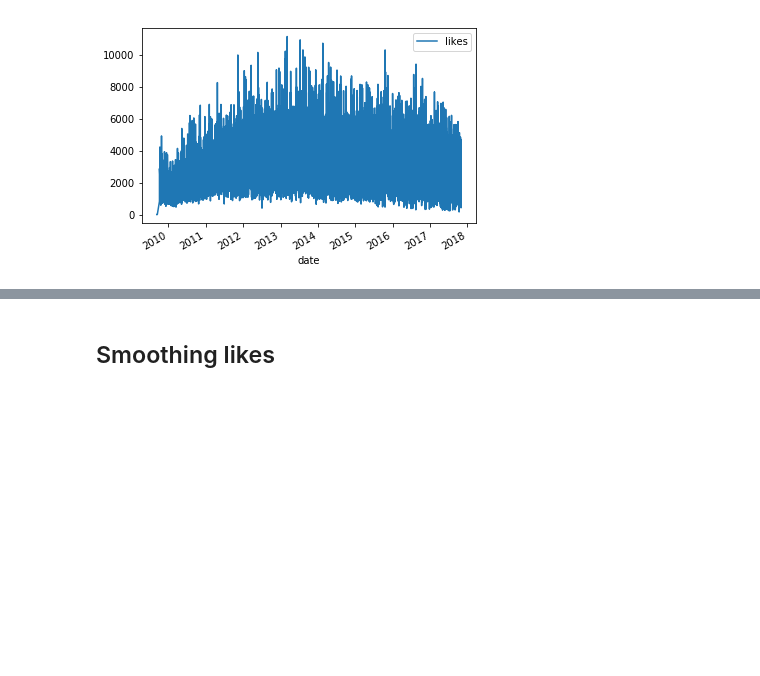
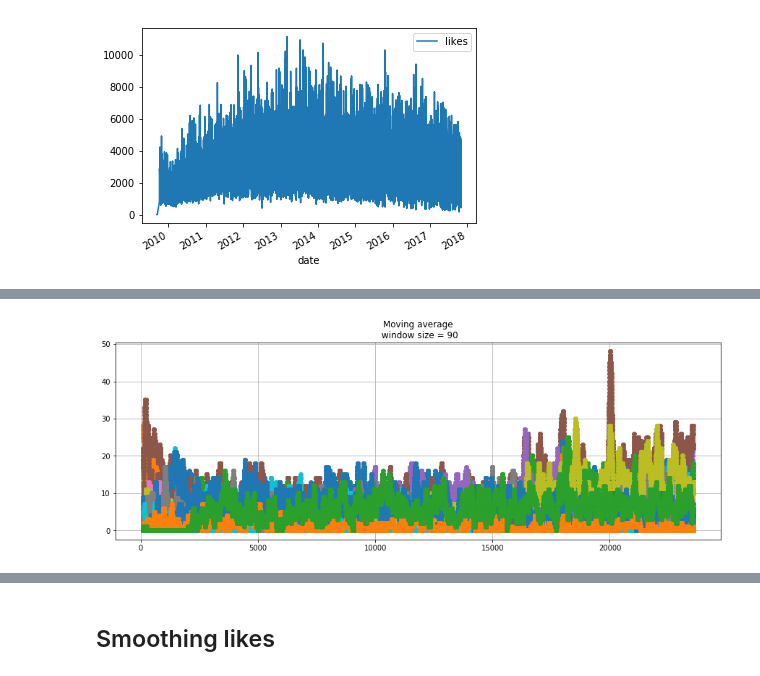
Before and after one commit to alexeyqu/zadolbali_corpus, a Jupyter notebook: timeseries/timeseries.ipynb, the cells around one changed output, grey strips where cells are left out. Saved outputs shown, nothing was run; the diff lists cells and outputs as text; code cells hidden in the pictures; blank space fills up the shorter version.

```diff
--- a/timeseries/timeseries.ipynb
+++ b/timeseries/timeseries.ipynb
@@ -28,0 +108,4 @@ df.plot(x='date', y='likes')
+# %%
+plotMovingAverage(df_tags[all_tags], 90)
+# %% [output]
+[figure, added]
```
Also changed, not shown: parts of 19 cells of this notebook.
